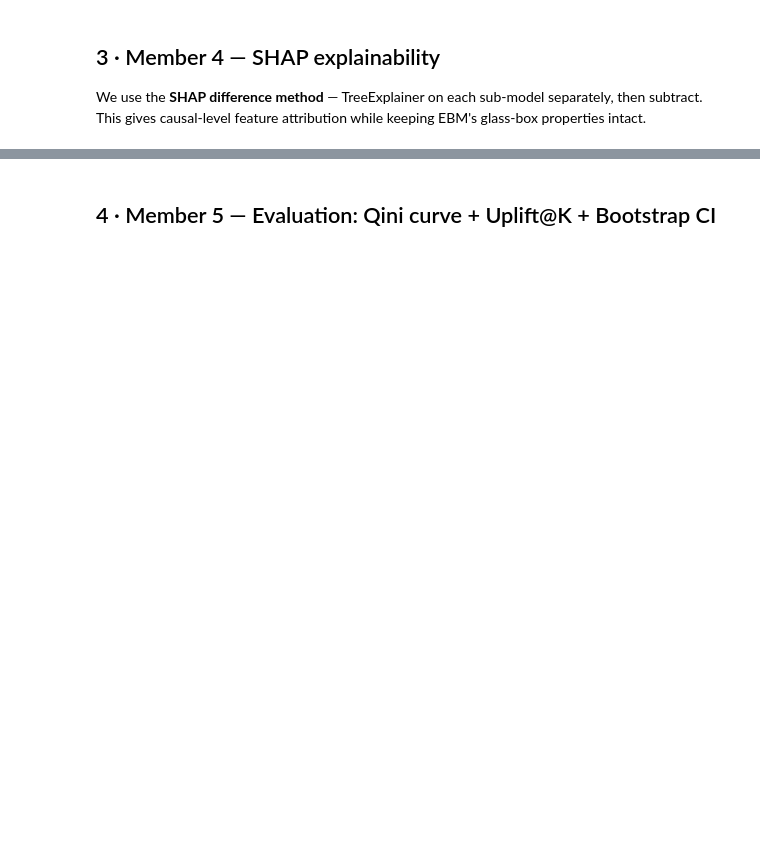
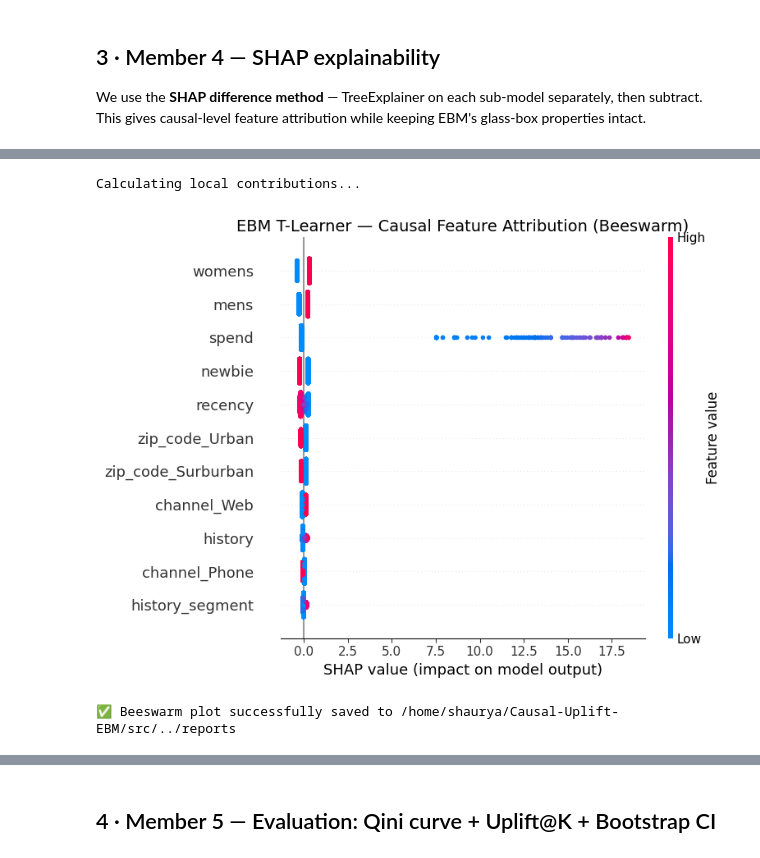
Before and after one commit to shaurya-manjkhola/Causal-Uplift-EBM, a Jupyter notebook: notebooks/02_modelling.ipynb, the cells around one changed output, grey strips where cells are left out. Cells and saved outputs as stored; diff of their text form; code cells hidden in the pictures; blank space fills up the shorter version.

```diff
--- a/notebooks/02_modelling.ipynb
+++ b/notebooks/02_modelling.ipynb
@@ -349,0 +527,53 @@ plt.show()
+# %%
+# ============================================================
+# 3b. Beeswarm Plot for EBM (Causal Attribution) - FIXED
+# ============================================================
+import shap
+import numpy as np
+import pandas as pd
+import matplotlib.pyplot as plt
+
+print("Calculating local contributions...")
+
+# 1. Get local explanations
+ebm_local_test = tlearner_ebm.model_t1_.explain_local(X_test, y_test)
+
+# 2. Extract scores (Removing the Intercept term to match X_test shape)
+shap_values_ebm = []
+for i in range(len(X_test)):
+    # EBM scores usually have an extra 'Intercept' at the end or start.
+    # We only take the scores that match our feature count.
+    scores = ebm_local_test.data(i)['scores']
+    shap_values_ebm.append(scores[:X_test.shape[1]])
+
+shap_values_matrix = np.array(shap_values_ebm)
+
+# 3. Numeric conversion for coloring
+# SHAP dots need numbers to decide if they are "Red" (High) or "Blue" (Low)
+X_test_numeric = X_test.copy()
+for col in X_test_numeric.select_dtypes(['category', 'object']).columns:
+    X_test_numeric[col] = X_test_numeric[col].astype('category').cat.codes
+
+# 4. Create the Beeswarm Plot
+plt.figure(figsize=(12, 8))
+
+shap.summary_plot(
+    shap_values_matrix,
+    X_test_numeric,
+    feature_names=X_test.columns.tolist(),
+    plot_type='dot',
+    show=False
+)
+
+plt.title('EBM T-Learner — Causal Feature Attribution (Beeswarm)', fontsize=14)
+plt.tight_layout()
+
+# Save the plot
+plt.savefig(os.path.join(RESULTS_DIR, 'ebm_beeswarm_causal.png'), dpi=300, bbox_inches='tight')
+plt.show()
+
+print(f"✅ Beeswarm plot successfully saved to {RESULTS_DIR}")
+# %% [output]
+Calculating local contributions...
+[figure, added]
+✅ Beeswarm plot successfully saved to /home/shaurya/Causal-Uplift-EBM/src/../reports
```
Also changed, not shown: parts of 21 cells of this notebook, 19 other files.
